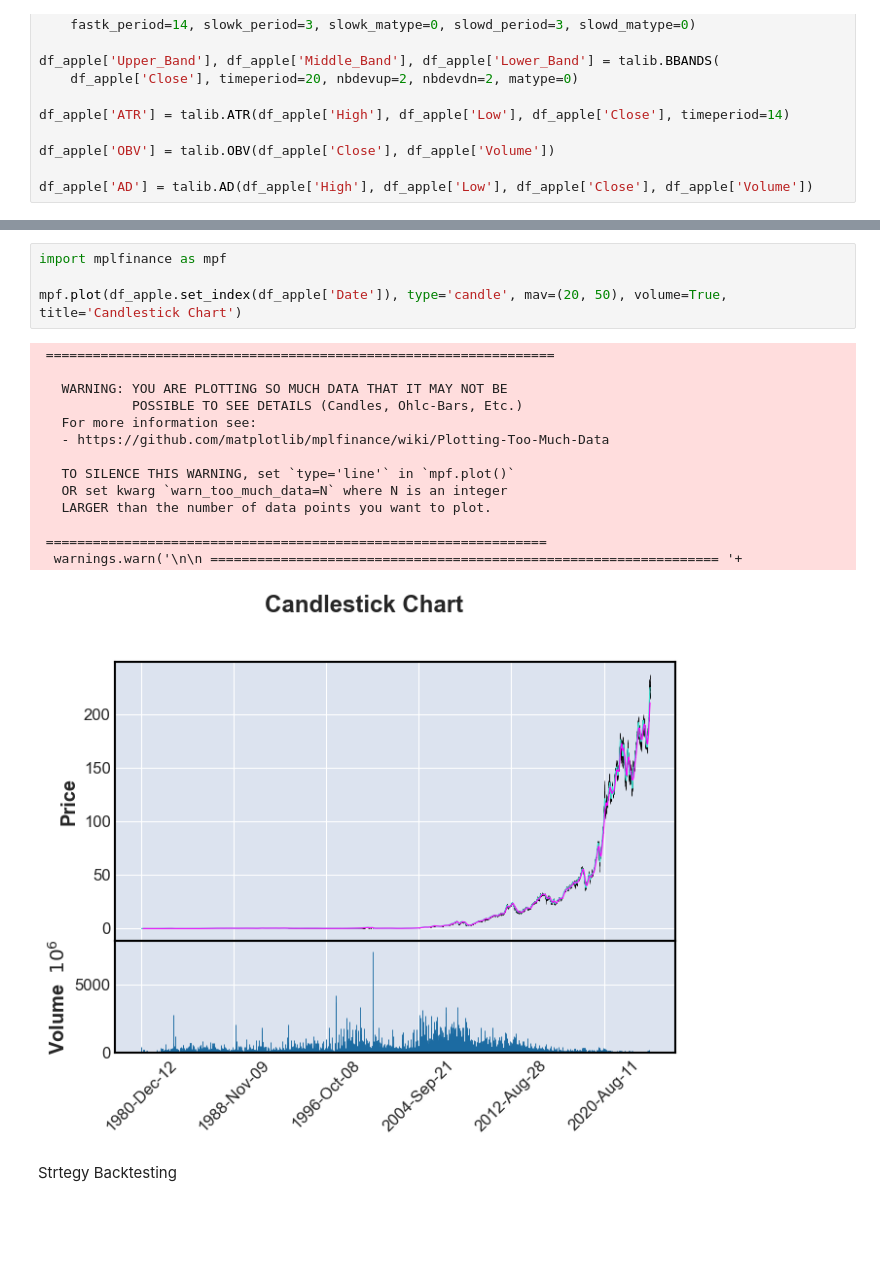
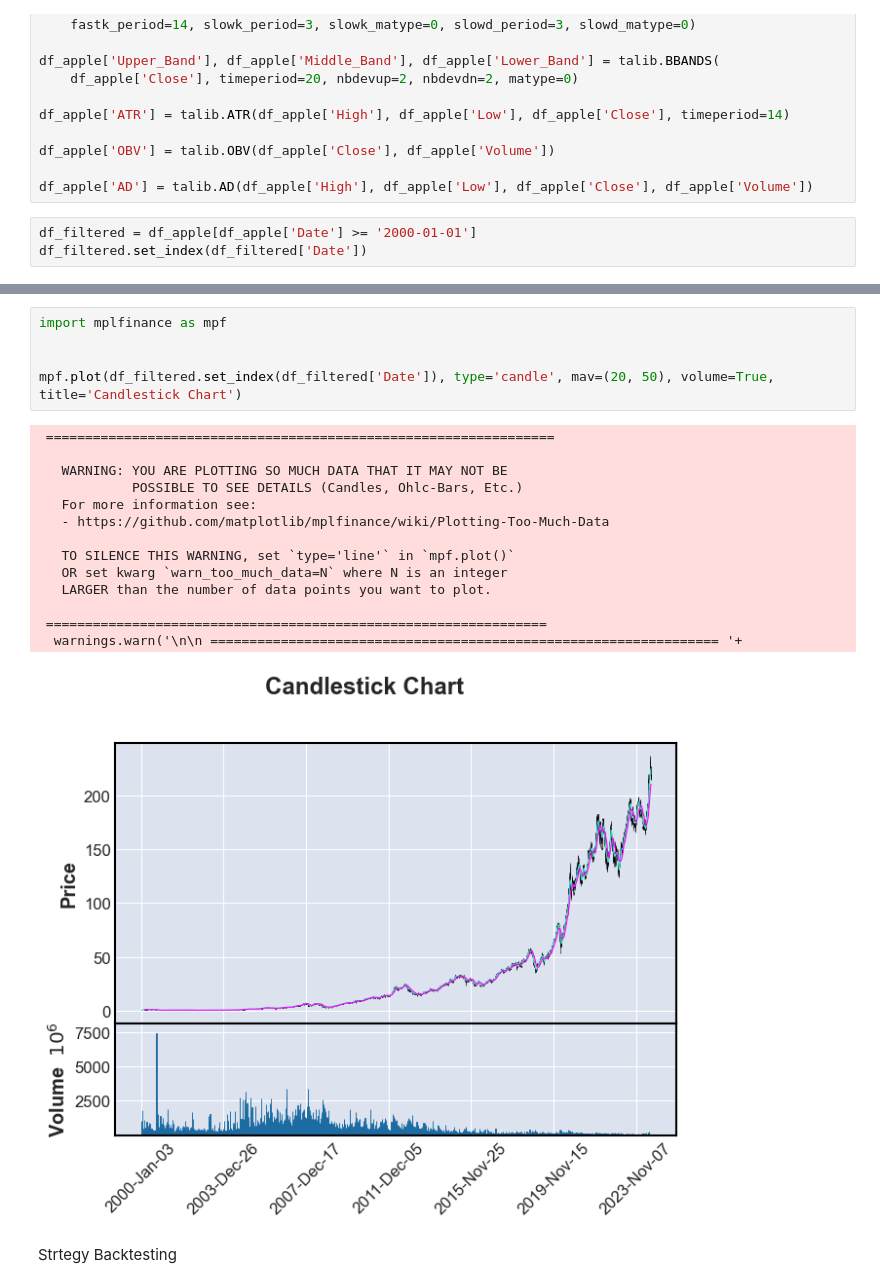
Before and after one commit to Amanzlastt/kifyaw1, a Jupyter notebook: notebooks/task-2.ipynb, the cells around one changed output, grey strips where cells are left out. Drawn from its saved outputs; the diff is of its cells as text; blank space fills up the shorter version.

```diff
--- a/notebooks/task-2.ipynb
+++ b/notebooks/task-2.ipynb
@@ -81,3 +81,6 @@ df_apple['ATR'] = talib.ATR(df_apple['High'], df_apple['Low'], df_apple['Close']
 df_apple['OBV'] = talib.OBV(df_apple['Close'], df_apple['Volume'])
 
 df_apple['AD'] = talib.AD(df_apple['High'], df_apple['Low'], df_apple['Close'], df_apple['Volume'])
+# %%
+df_filtered = df_apple[df_apple['Date'] >= '2000-01-01']
+df_filtered.set_index(df_filtered['Date'])
@@ -106,22 +124,23 @@ plt.show()
 # %%
 import mplfinance as mpf
 
-mpf.plot(df_apple.set_index(df_apple['Date']), type='candle', mav=(20, 50), volume=True, title='Candlestick Chart')
+
+mpf.plot(df_filtered.set_index(df_filtered['Date']), type='candle', mav=(20, 50), volume=True, title='Candlestick Chart')
 # %% [output]
  =================================================================
 
    WARNING: YOU ARE PLOTTING SO MUCH DATA THAT IT MAY NOT BE
             POSSIBLE TO SEE DETAILS (Candles, Ohlc-Bars, Etc.)
    For more information see:
    - https://github.com/matplotlib/mplfinance/wiki/Plotting-Too-Much-Data
 
    TO SILENCE THIS WARNING, set `type='line'` in `mpf.plot()`
    OR set kwarg `warn_too_much_data=N` where N is an integer
    LARGER than the number of data points you want to plot.
 
  ================================================================
   warnings.warn('\n\n ================================================================= '+
-[figure, old version]
+[figure, new version]
 # %% [markdown]
 Strtegy Backtesting
 # %%
```
Also changed, not shown: parts of 3 cells of this notebook.
